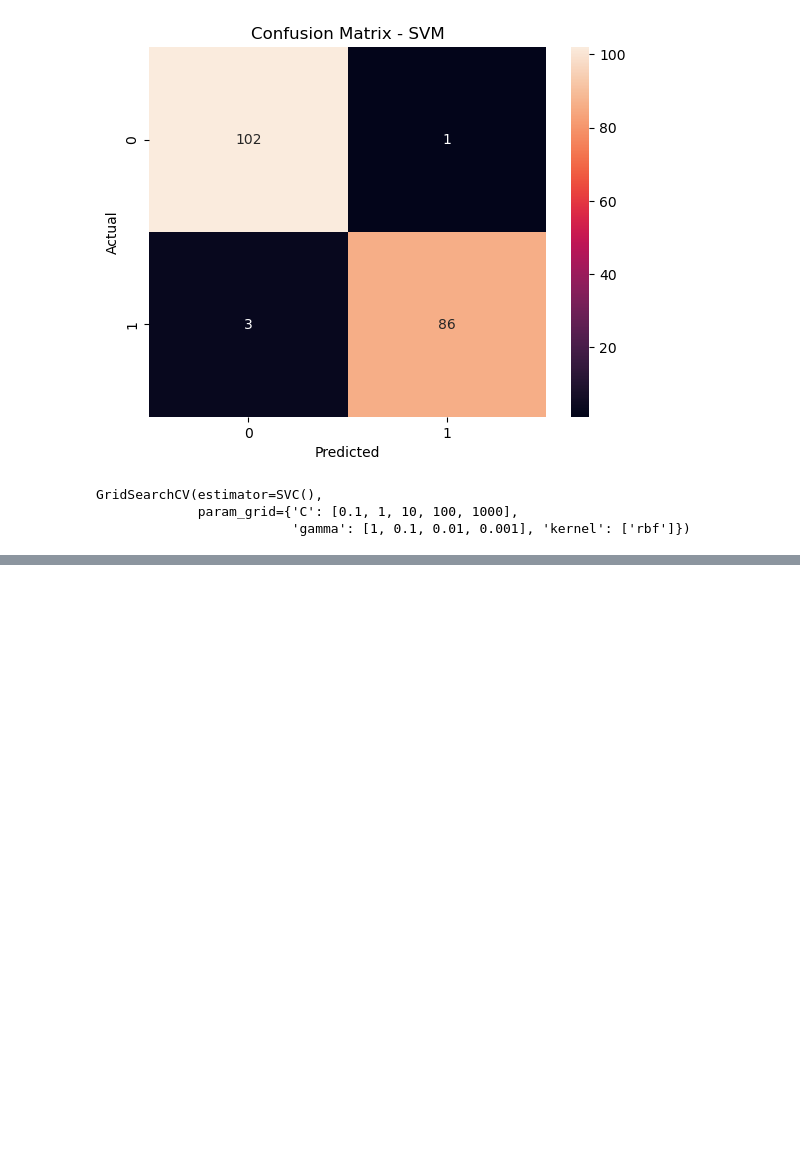
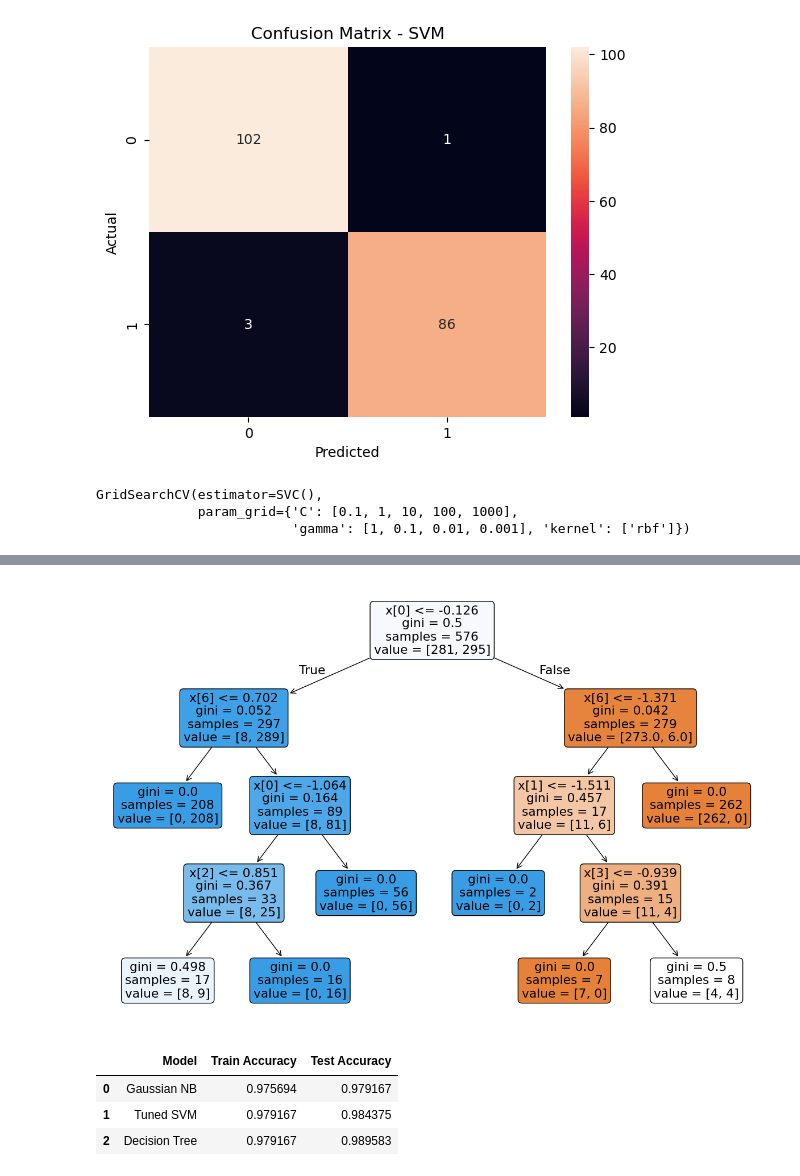
Before and after one commit to pericles-1995/C-Users-peric-Documents-GitHub-Machine-Learning, a Jupyter notebook: CA_Machine_Learning_GIT.ipynb, the cells around one changed output, grey strips where cells are left out. Drawn from its saved outputs; the diff is of its cells as text; code cells hidden in the pictures; blank space fills up the shorter version.

```diff
--- a/CA_Machine_Learning_GIT.ipynb
+++ b/CA_Machine_Learning_GIT.ipynb
@@ -354,0 +438,7 @@ GridSearchCV(estimator=SVC(),
+# %%
+# Visualising the decision tree
+plt.figure(figsize=(15,10))
+plot_tree(dt_classifier, filled=True, rounded=True)
+plt.show()
+# %% [output]
+[figure, added]
@@ -354,0 +454,14 @@ GridSearchCV(estimator=SVC(),
+# %%
+# Creating overfit table
+overfit_df = pd.DataFrame({
+    'Model': ['Gaussian NB', 'Tuned SVM', 'Decision Tree'],
+    'Train Accuracy': [gnb_train_acc, svm_train_acc, dt_train_acc],
+    'Test Accuracy': [gnb_test_acc, svm_test_acc, dt_test_acc]
+})
+
+overfit_df
+# %% [output]
+|  | Model | Train Accuracy | Test Accuracy |
+| 0 | Gaussian NB | 0.975694 | 0.979167 |
+| 1 | Tuned SVM | 0.979167 | 0.984375 |
+| 2 | Decision Tree | 0.979167 | 0.989583 |
```
Also changed, not shown: parts of 12 cells of this notebook.
